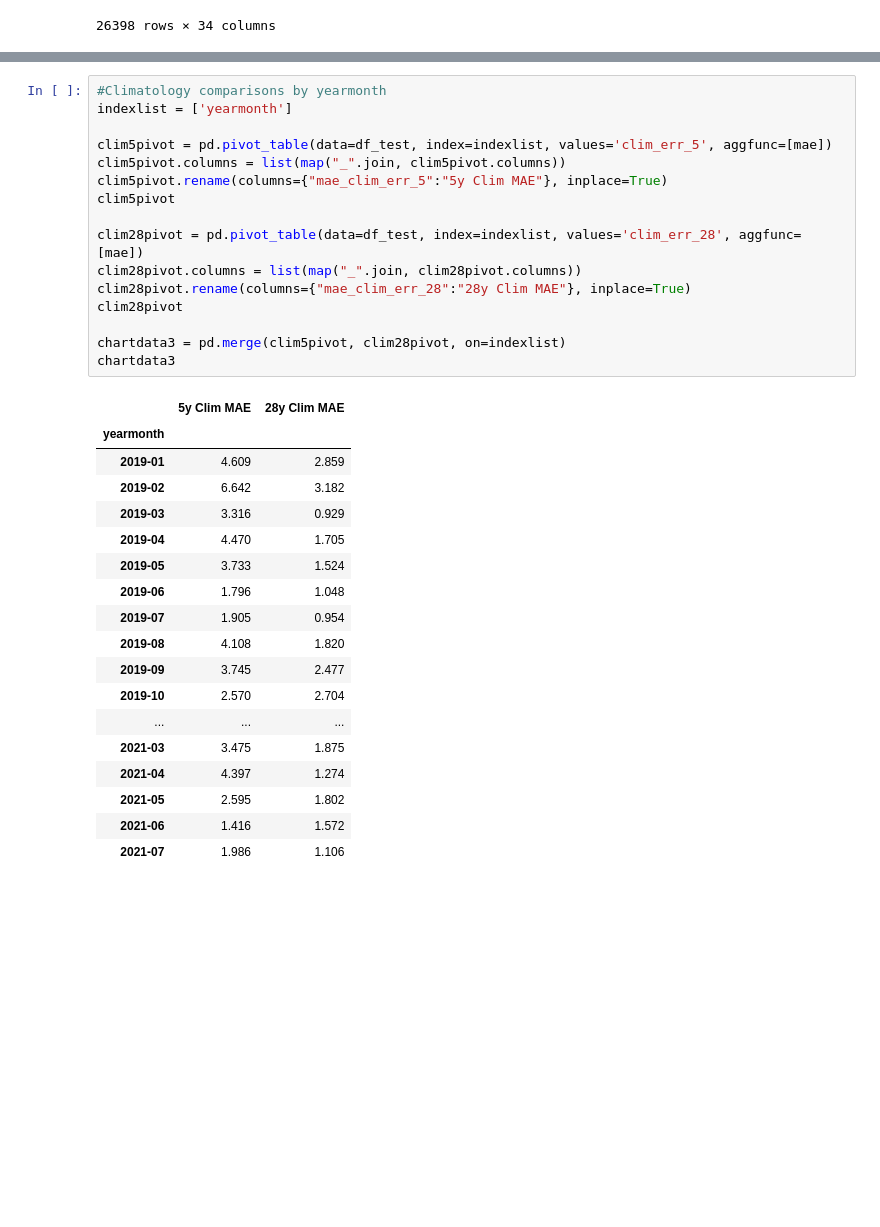
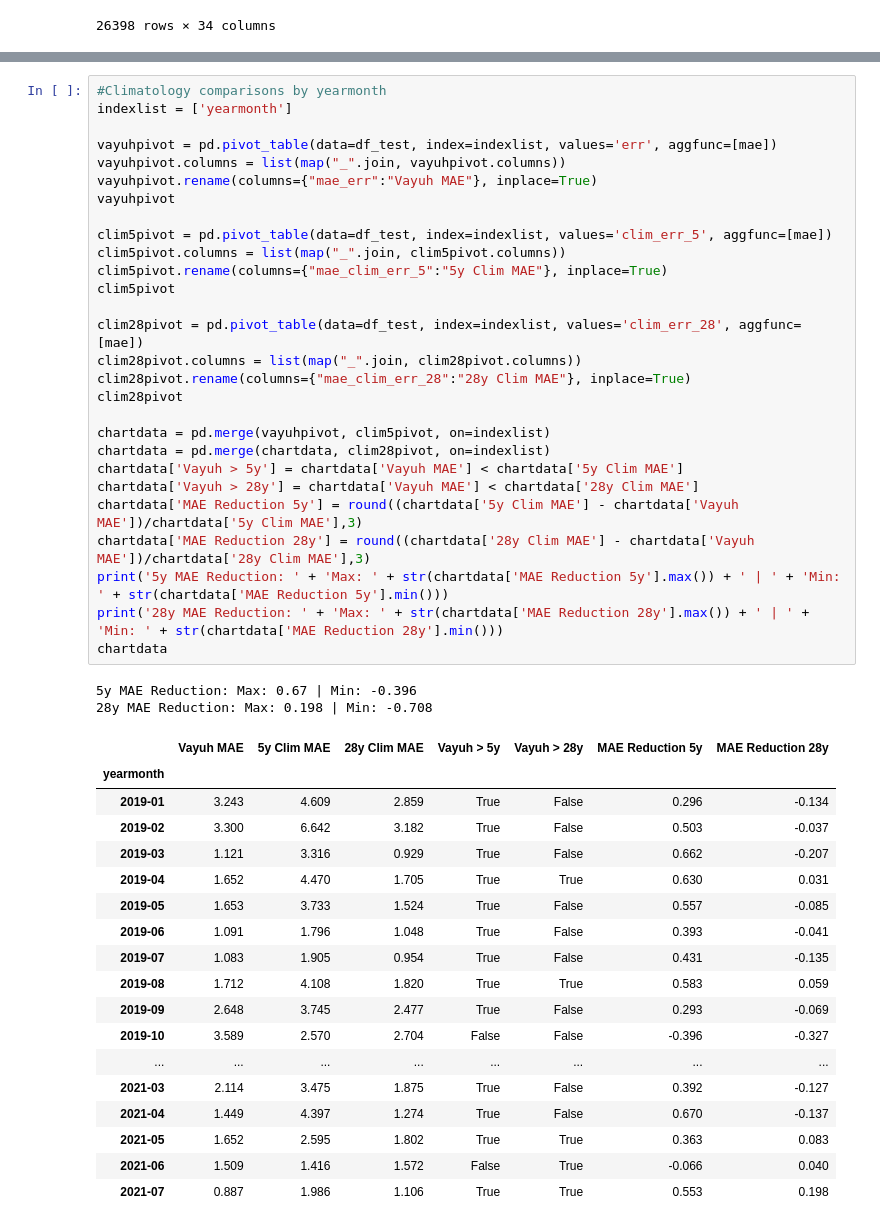
Before and after one commit to planetaryintelligence/climatology-comparisons, a Jupyter notebook: Clim_comparison_5y vs 28y.ipynb, the cells around one changed output, grey strips where cells are left out. Saved outputs shown, nothing was run; the diff lists cells and outputs as text; blank space fills up the shorter version.

```diff
--- a/Clim_comparison_5y vs 28y.ipynb
+++ b/Clim_comparison_5y vs 28y.ipynb
@@ -202,35 +227,49 @@ chartdata2
 # %%
 #Climatology comparisons by yearmonth
 indexlist = ['yearmonth']
+
+vayuhpivot = pd.pivot_table(data=df_test, index=indexlist, values='err', aggfunc=[mae])
+vayuhpivot.columns = list(map("_".join, vayuhpivot.columns))
+vayuhpivot.rename(columns={"mae_err":"Vayuh MAE"}, inplace=True)
+vayuhpivot
 
 clim5pivot = pd.pivot_table(data=df_test, index=indexlist, values='clim_err_5', aggfunc=[mae])
 clim5pivot.columns = list(map("_".join, clim5pivot.columns))
 clim5pivot.rename(columns={"mae_clim_err_5":"5y Clim MAE"}, inplace=True)
 clim5pivot
 
 clim28pivot = pd.pivot_table(data=df_test, index=indexlist, values='clim_err_28', aggfunc=[mae])
 clim28pivot.columns = list(map("_".join, clim28pivot.columns))
 clim28pivot.rename(columns={"mae_clim_err_28":"28y Clim MAE"}, inplace=True)
 clim28pivot
 
-chartdata3 = pd.merge(clim5pivot, clim28pivot, on=indexlist)
-chartdata3
+chartdata = pd.merge(vayuhpivot, clim5pivot, on=indexlist)
+chartdata = pd.merge(chartdata, clim28pivot, on=indexlist)
+chartdata['Vayuh > 5y'] = chartdata['Vayuh MAE'] < chartdata['5y Clim MAE']
+chartdata['Vayuh > 28y'] = chartdata['Vayuh MAE'] < chartdata['28y Clim MAE']
+chartdata['MAE Reduction 5y'] = round((chartdata['5y Clim MAE'] - chartdata['Vayuh MAE'])/chartdata['5y Clim MAE'],3)
+chartdata['MAE Reduction 28y'] = round((chartdata['28y Clim MAE'] - chartdata['Vayuh MAE'])/chartdata['28y Clim MAE'],3)
+print('5y MAE Reduction: ' + 'Max: ' + str(chartdata['MAE Reduction 5y'].max()) + ' | ' + 'Min: ' + str(chartdata['MAE Reduction 5y'].min()))
+print('28y MAE Reduction: ' + 'Max: ' + str(chartdata['MAE Reduction 28y'].max()) + ' | ' + 'Min: ' + str(chartdata['MAE Reduction 28y'].min()))
+chartdata
 # %% [output]
+5y MAE Reduction: Max: 0.67 | Min: -0.396
+28y MAE Reduction: Max: 0.198 | Min: -0.708
-|  | 5y Clim MAE | 28y Clim MAE |
-| yearmonth |  |  |
-| 2019-01 | 4.609 | 2.859 |
-| 2019-02 | 6.642 | 3.182 |
-| 2019-03 | 3.316 | 0.929 |
-| 2019-04 | 4.470 | 1.705 |
-| 2019-05 | 3.733 | 1.524 |
-| 2019-06 | 1.796 | 1.048 |
-| 2019-07 | 1.905 | 0.954 |
-| 2019-08 | 4.108 | 1.820 |
-| 2019-09 | 3.745 | 2.477 |
-| 2019-10 | 2.570 | 2.704 |
-| ... | ... | ... |
-| 2021-03 | 3.475 | 1.875 |
-| 2021-04 | 4.397 | 1.274 |
-| 2021-05 | 2.595 | 1.802 |
-| 2021-06 | 1.416 | 1.572 |
-| 2021-07 | 1.986 | 1.106 |
+|  | Vayuh MAE | 5y Clim MAE | 28y Clim MAE | Vayuh > 5y | Vayuh > 28y | MAE Reduction 5y | MAE Reduction 28y |
+| yearmonth |  |  |  |  |  |  |  |
+| 2019-01 | 3.243 | 4.609 | 2.859 | True | False | 0.296 | -0.134 |
+| 2019-02 | 3.300 | 6.642 | 3.182 | True | False | 0.503 | -0.037 |
+| 2019-03 | 1.121 | 3.316 | 0.929 | True | False | 0.662 | -0.207 |
+| 2019-04 | 1.652 | 4.470 | 1.705 | True | True | 0.630 | 0.031 |
+| 2019-05 | 1.653 | 3.733 | 1.524 | True | False | 0.557 | -0.085 |
+| 2019-06 | 1.091 | 1.796 | 1.048 | True | False | 0.393 | -0.041 |
+| 2019-07 | 1.083 | 1.905 | 0.954 | True | False | 0.431 | -0.135 |
+| 2019-08 | 1.712 | 4.108 | 1.820 | True | True | 0.583 | 0.059 |
+| 2019-09 | 2.648 | 3.745 | 2.477 | True | False | 0.293 | -0.069 |
+| 2019-10 | 3.589 | 2.570 | 2.704 | False | False | -0.396 | -0.327 |
+| ... | ... | ... | ... | ... | ... | ... | ... |
+| 2021-03 | 2.114 | 3.475 | 1.875 | True | False | 0.392 | -0.127 |
+| 2021-04 | 1.449 | 4.397 | 1.274 | True | False | 0.670 | -0.137 |
+| 2021-05 | 1.652 | 2.595 | 1.802 | True | True | 0.363 | 0.083 |
+| 2021-06 | 1.509 | 1.416 | 1.572 | False | True | -0.066 | 0.040 |
+| 2021-07 | 0.887 | 1.986 | 1.106 | True | True | 0.553 | 0.198 |
```
Also changed, not shown: parts of 3 cells of this notebook, 5 other files.
